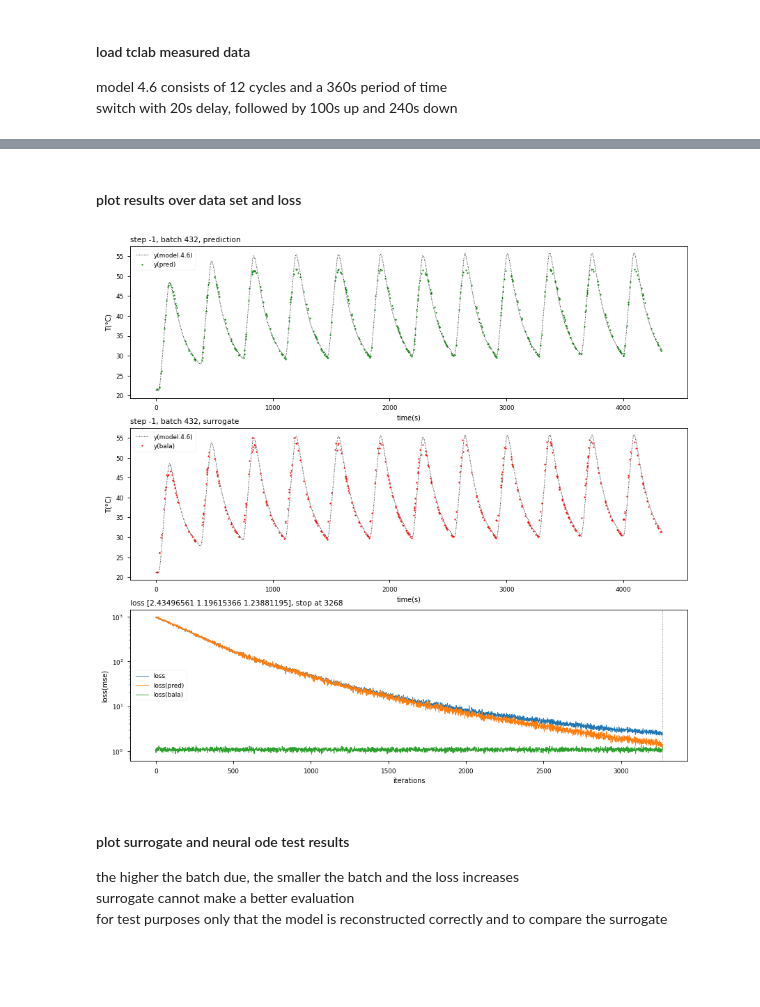
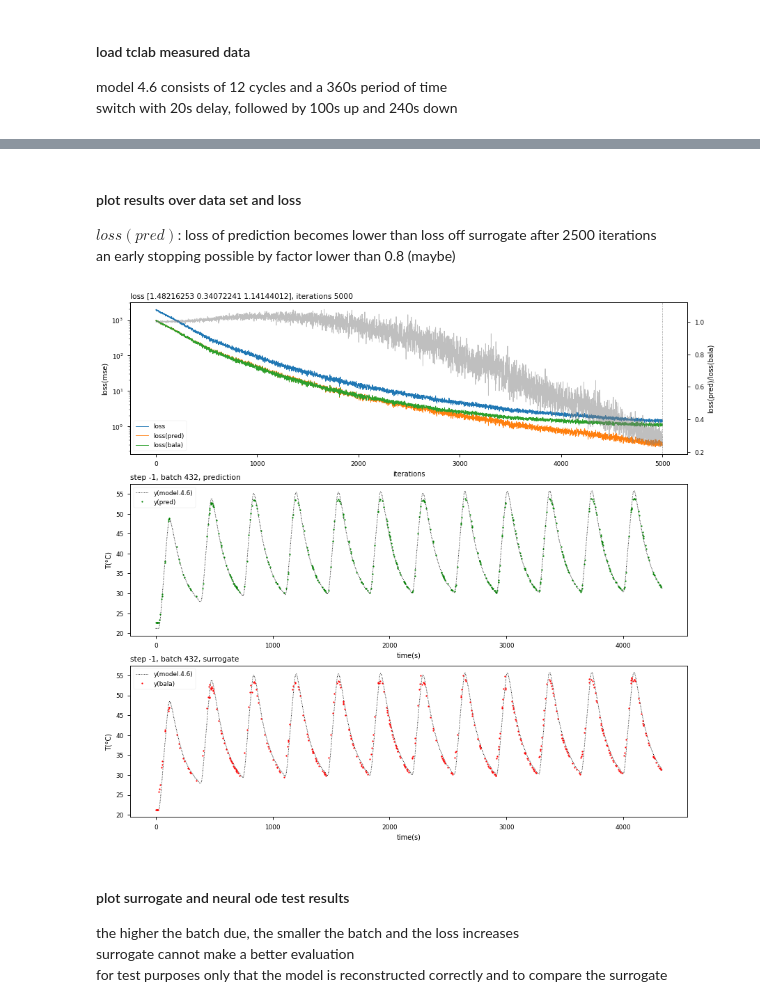
Before and after one commit to nbauersfeld/tclab, a Jupyter notebook: tclab.model.pinn.3.ipynb, the cells around one changed output, grey strips where cells are left out. Saved outputs shown, nothing was run; the diff lists cells and outputs as text; code cells hidden in the pictures; blank space fills up the shorter version.

```diff
--- a/tclab.model.pinn.3.ipynb
+++ b/tclab.model.pinn.3.ipynb
@@ -184,8 +199,14 @@ INFO:tensorflow:Assets written to: c:\Develop\vsc\tclab\data\tclab.model.4.6.pin
-# %% [markdown]
-#### plot results over data set and loss
+# %% [markdown]
+#### plot results over data set and loss
+
+$loss(pred)$: loss of prediction becomes lower than loss off surrogate after 2500 iterations
+an early stopping possible by factor lower than 0.8  (maybe)
 # %%
-def plot_(data_monitor, loss_monitor, batch_size, step_number=-1, n_iters = 0):
-
+def plot_(data_monitor,loss_monitor,batch_size,step_number=-1,n_iters=0,weights=[1.,1.]):
+    """
+    plot data and loss monitor
+    step_number: to swipe over results backwards
+    """
     marker_size = 2
 
     plt.rcParams["font.size"] = 8
@@ -211,7 +232,7 @@ def plot_(data_monitor, loss_monitor, batch_size, step_number=-1, n_iters = 0):
 
     # -------------------
 
-    ax = axx[0]
+    ax = axx[1]
 
     ax.plot(ts,ys,":",color="black",label="y(%s)"%(name))
 
@@ -227,40 +248,47 @@ def plot_(data_monitor, loss_monitor, batch_size, step_number=-1, n_iters = 0):
 
     # -------------------
 
-    ax = axx[1]
+    ax = axx[2]
 
     ax.plot(ts,ys,":",color="black",label="y(%s)"%(name))
 
     s_ = data_monitor[k][2]
+
     y_ = s_[-batch_number*batch_size:len(s_)-(batch_number-1)*batch_size]
     ax.plot(t_,y_,'o',ms=marker_size,label="y(bala)",color="red")
 
     ax.set_xlabel("time(s)"); ax.set_ylabel("T(°C)")
     ax.legend()
     ax.set_title(f"step {step_number}, batch {batch_size}, surrogate",x=0,ha="left")
 
     # -------------------
 
-    ax = axx[-1]
+    ax = axx[0]
 
     lm = np.array(loss_monitor)
     for i in range(lm.shape[1]):
         ax.plot(lm[:,i],label=f"{['loss','loss(pred)','loss(bala)'][i]}")
+
     ax.set_yscale("log")
     ax.legend()
     ax.set_xlabel("iterations"); ax.set_ylabel("loss(mse)")
+    ax.set_title(f"loss {lm[-1,:]}, iterations {n_iters}",x=0,ha="left")
 
+    # swipe backwards
     ax.axvline(x=lm.shape[0]+step_number,color="grey",linestyle=":")
 
-    ax.set_title(f"loss {lm[-1,:]}, stop at {n_iters}",x=0,ha="left")
+    # loss factor
+    ax2 = ax.twinx()
+    ax2.plot(lm[:,-2]/lm[:,-1],label=f"{'loss(factor)'}",color="grey",alpha=0.5)
+    ax2.set_ylabel("loss(pred)/loss(bala)")
 
     plt.show()
     plt.close()
 
 
 plot_(data_monitor, loss_monitor, batch_size, step_number=-1, n_iters=n_iters_done)
 # %% [output]
-[figure, old version]
+[figure, new version]
 # %% [markdown]
 #### plot surrogate and neural ode test results
 
```
Also changed, not shown: parts of 11 cells of this notebook, 5 other files.
